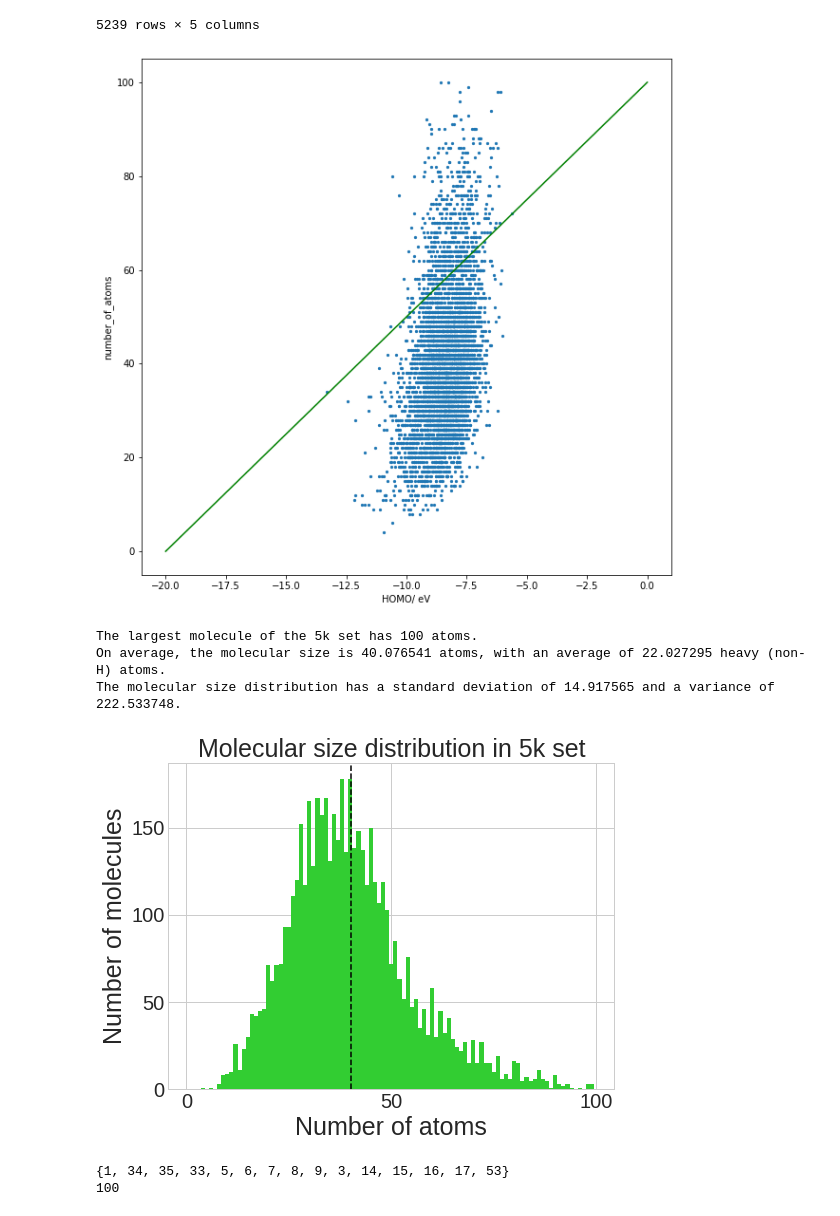
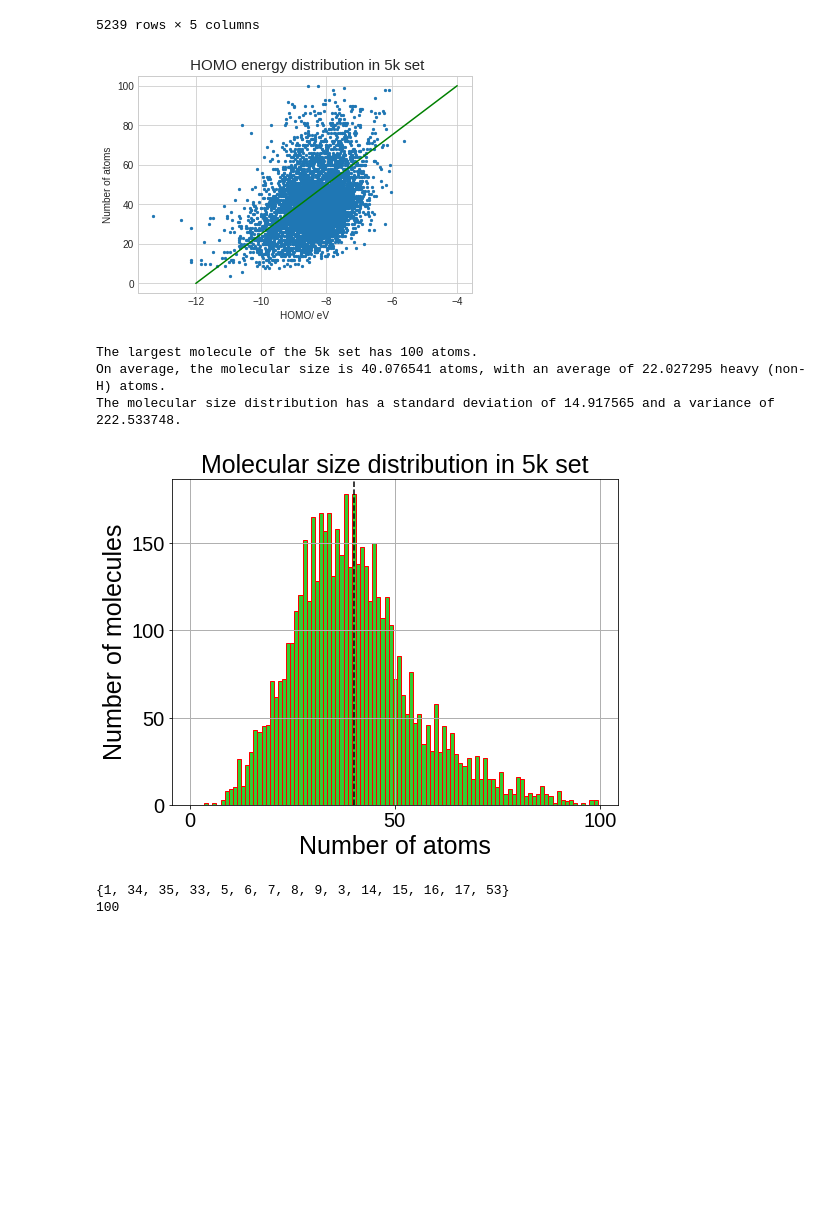
Before and after one commit to billalsohail/ML4MC, a Jupyter notebook: Atom counts attempt Joseph.ipynb, the cells around one changed output. Cells and saved outputs as stored; diff of their text form; code cells hidden in the pictures; blank space fills up the shorter version.

```diff
--- a/Atom counts attempt Joseph.ipynb
+++ b/Atom counts attempt Joseph.ipynb
@@ -143,12 +177,12 @@ df_subset
 # %%
-plt.figure(figsize=(10,10))
-plt.plot((-20,0), (0,100), c='green')
+plt.plot((-12,-4), (0,100), c='green')
 plt.scatter(df_subset["HOMO"], df_subset["number_of_atoms"], s=5)
 plt.xlabel("HOMO/ eV")
-plt.ylabel("number_of_atoms")
+plt.ylabel("Number of atoms")
+plt.title(" HOMO energy distribution in 5k set", fontsize=15)
 plt.show()
 # %% [output]
-[figure, old version]
+[figure, new version]
 # %%
 dataframe = df
 df_name = '5k'
@@ -217,7 +251,7 @@ The molecular size distribution has a standard deviation of 14.917565 and a vari
 # %%
 ig, ax = plt.subplots(1,1, figsize=(8,6))
 plt.style.use('seaborn-whitegrid')
-ax.hist(na_list, bins=bins, align='left', color='limegreen', edgecolor='none')
+ax.hist(na_list, bins=bins, align='left', color='limegreen', edgecolor='red')
 plt.axvline(x=na_array.mean(), linestyle='--', color='k')
 ax.grid(linewidth=1)
 plt.tick_params(labelsize=40)
@@ -231,7 +265,7 @@ plt.title("Molecular size distribution in 5k set", fontsize=25)
 #fig.savefig('size_distribution_%s.png' %df_name, dpi=200, bbox_inches="tight")
 plt.show()
 # %% [output]
-[figure, old version]
+[figure, new version]
 # %%
 atomic_numbers = df['atoms'].apply(lambda x: x.numbers)
 unique_atomic_numbers = set([a for b in atomic_numbers for a in b])
```
Also changed, not shown: parts of 17 cells of this notebook.
